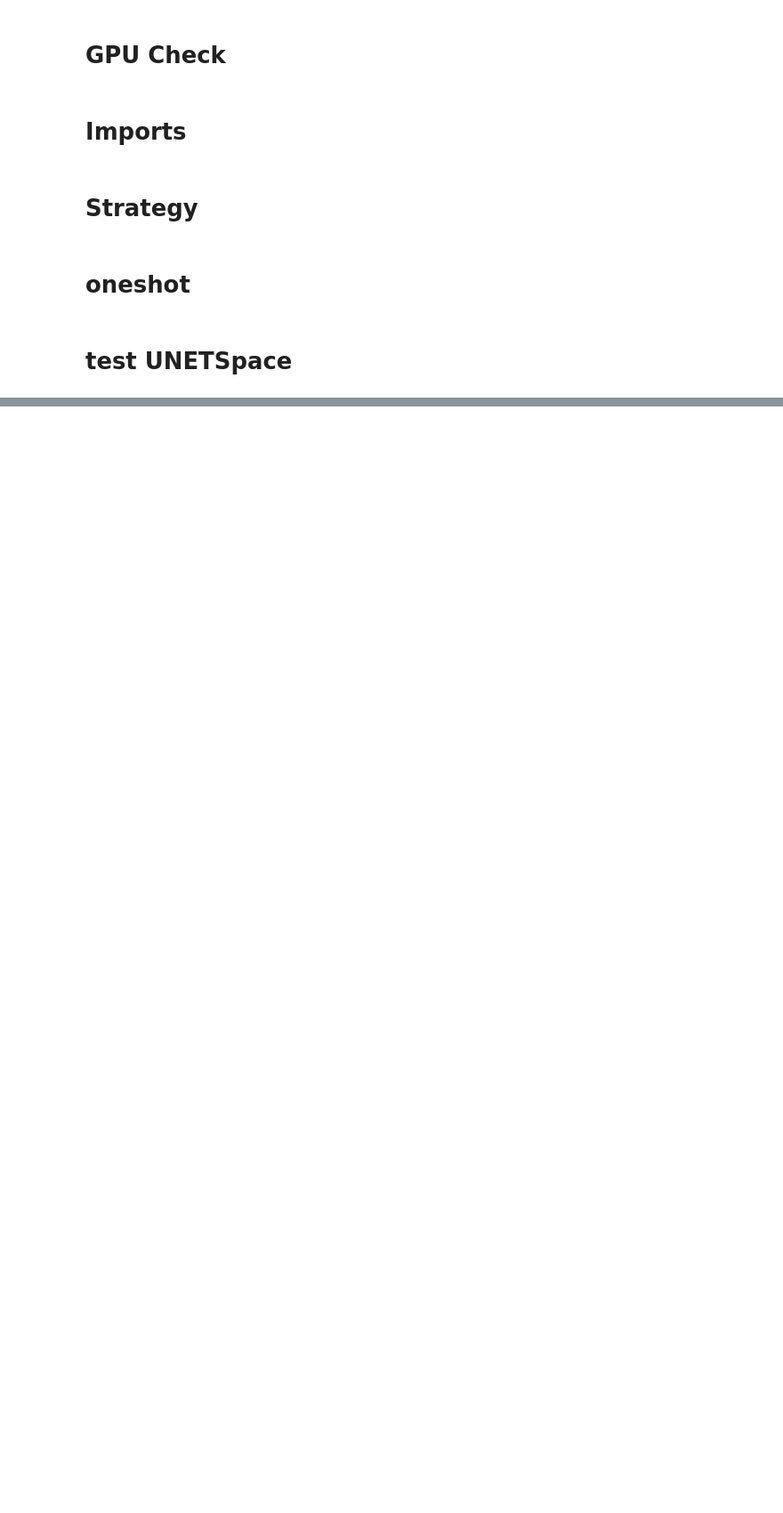
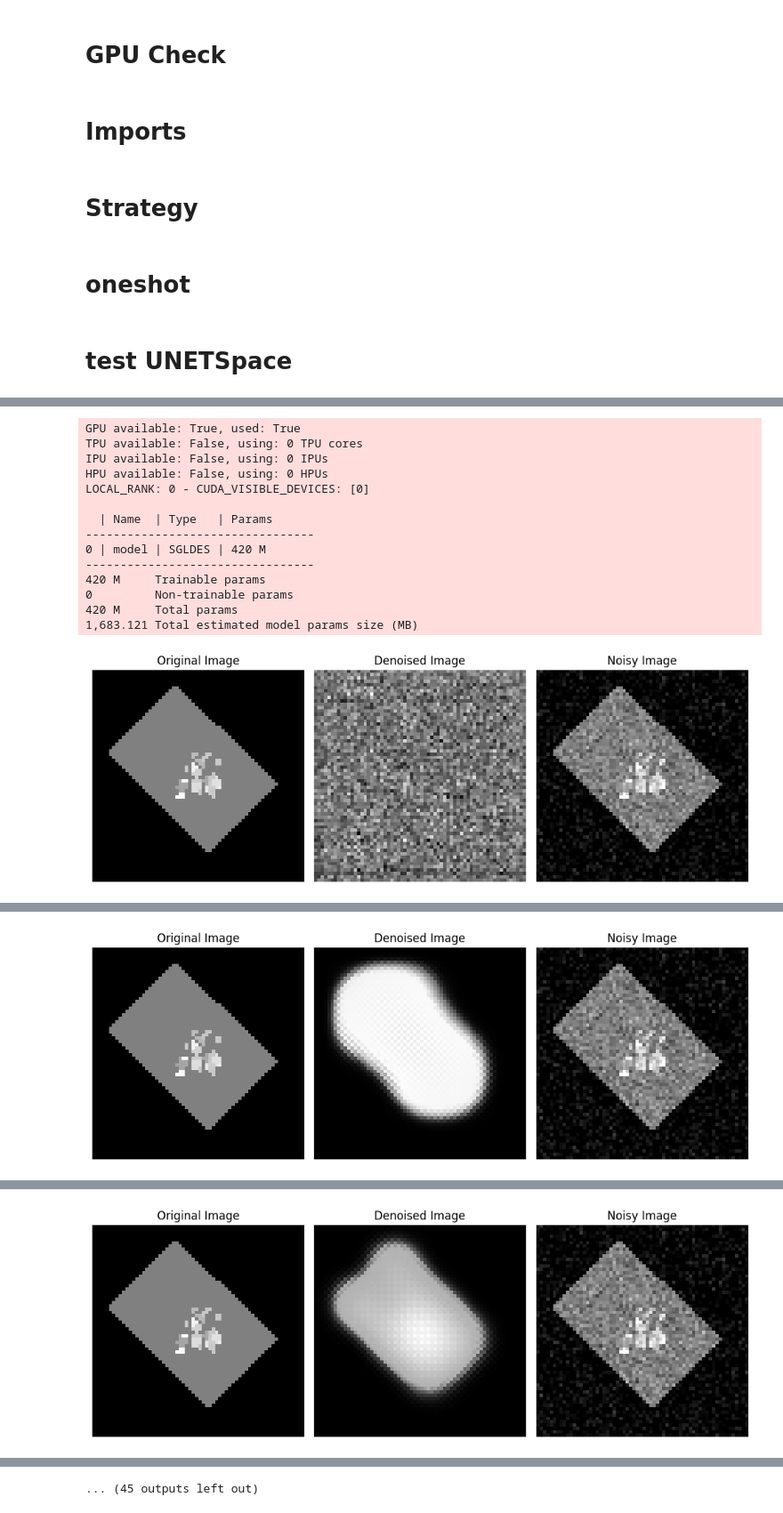
Before and after one commit to himbostradamus/dip-in-darts, a Jupyter notebook: execute_OneShot.ipynb, the cells around one changed output, grey strips where cells are left out. Shown at 89% size. Saved outputs shown, nothing was run; the diff lists cells and outputs as text; code cells hidden in the pictures; blank space fills up the shorter version.

```diff
--- a/execute_OneShot.ipynb
+++ b/execute_OneShot.ipynb
@@ -178,34 +180,50 @@ trainer = Trainer(
             )
 
 if not hasattr(trainer, 'optimizer_frequencies'):
     trainer.optimizer_frequencies = []
 
 
 # Create the lighting object for evaluator
-train_loader = DataLoader(SingleImageDataset(phantom, num_iter=1), batch_size=1)
-val_loader = DataLoader(SingleImageDataset(phantom, num_iter=1), batch_size=1)
+train_loader = DataLoader(SingleImageDataset(phantom_noisy, num_iter=1), batch_size=1)
+val_loader = DataLoader(SingleImageDataset(phantom_noisy, num_iter=1), batch_size=1)
 
 lightning = Lightning(lightning_module=module, trainer=trainer, train_dataloaders=train_loader, val_dataloaders=val_loader)
 
 
 # Select the Search Strategy
-search_strategy = strategy.DARTS()
+# search_strategy = strategy.DARTS()
 # search_strategy = strategy.ENAS()
-# search_strategy = strategy.GumbelDARTS()
+search_strategy = strategy.GumbelDARTS()
 # search_strategy = strategy.RandomOneShot()
 
 
 model_space = UNetSpace(
          C_in=1,
          C_out=1,
          depth=4,
          nodes_per_layer=2, # accept only 1 or 2,
          ops_per_node=4,
          use_attention=True,
 
         )
 # fast_dev_run=False
 
 config = RetiariiExeConfig(execution_engine='oneshot')
 experiment = RetiariiExperiment(model_space, evaluator=lightning, strategy=search_strategy)
 experiment.run(config)
+# %% [output]
+GPU available: True, used: True
+TPU available: False, using: 0 TPU cores
+IPU available: False, using: 0 IPUs
+HPU available: False, using: 0 HPUs
+LOCAL_RANK: 0 - CUDA_VISIBLE_DEVICES: [0]
+
+  | Name  | Type   | Params
+---------------------------------
+0 | model | SGLDES | 420 M
+---------------------------------
+420 M     Trainable params
+0         Non-trainable params
+420 M     Total params
+1,683.121 Total estimated model params size (MB)
+[figure, added]
@@ -211,0 +238 @@ experiment.run(config)
+[figure, added]
@@ -211,0 +247 @@ experiment.run(config)
+[figure, added]
@@ -212,2 +275,3 @@ experiment.run(config)
+... (45 outputs left out)
 # %%
 experiment.stop()
```
Also changed, not shown: parts of 3 cells of this notebook, 3 other files.
